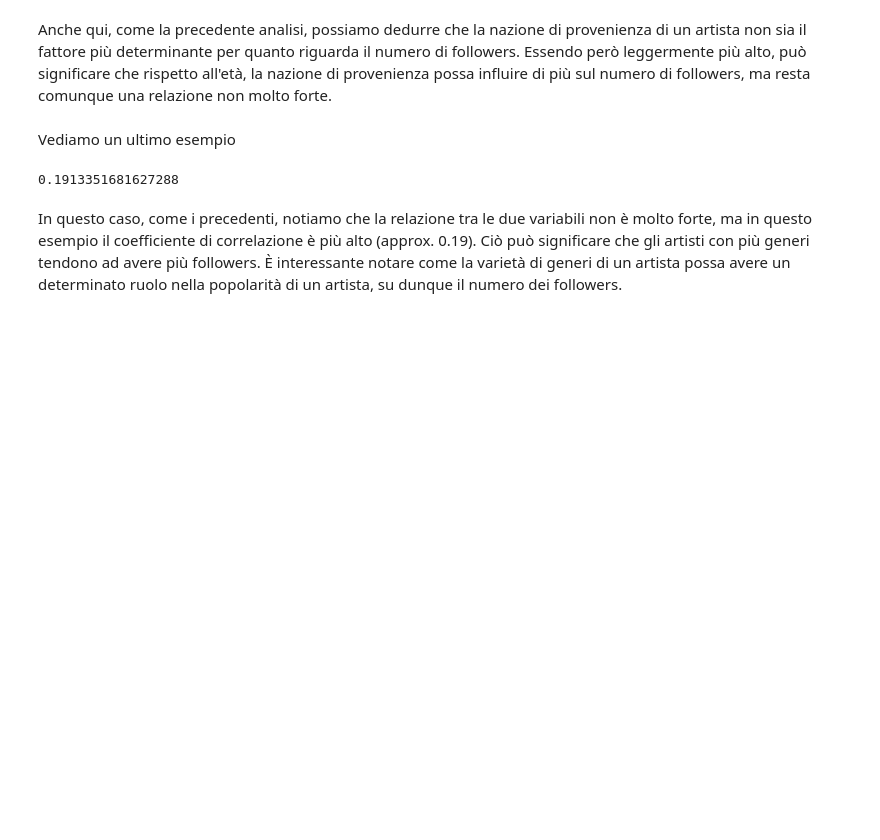
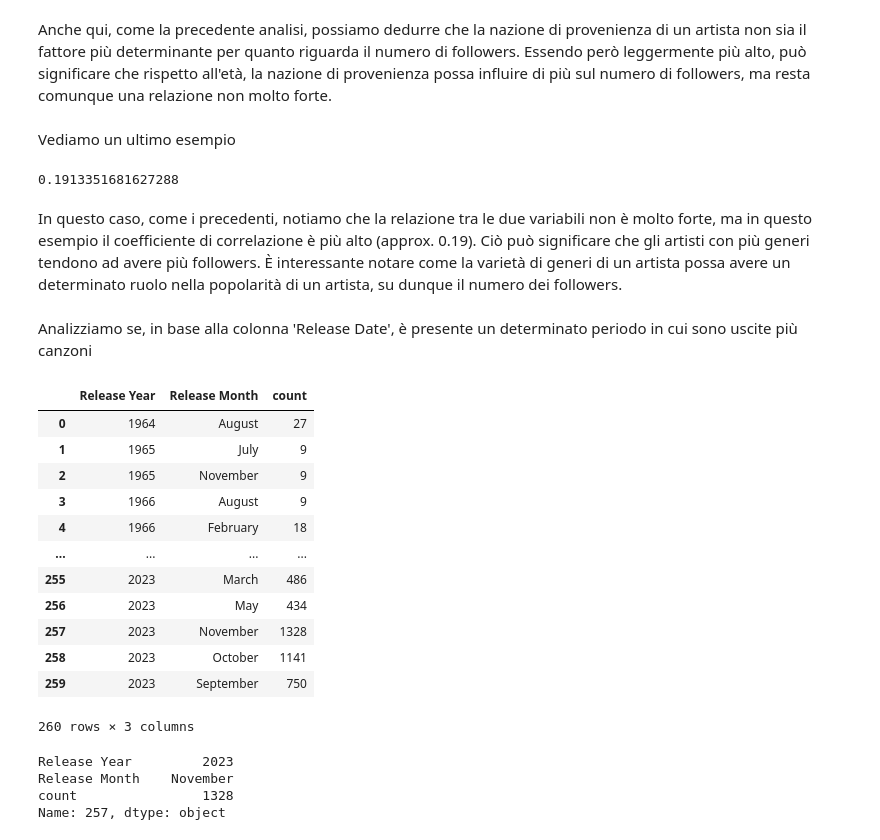
Before and after one commit to michelaminichini/Laboratorio-Big-Data-Progetto-2023, a Jupyter notebook: artists-top_songs.ipynb, the cells around one changed output. Saved outputs shown, nothing was run; the diff lists cells and outputs as text; code cells hidden in the pictures; blank space fills up the shorter version.

```diff
--- a/artists-top_songs.ipynb
+++ b/artists-top_songs.ipynb
@@ -285,3 +285,5 @@ correlation_3
 # %% [markdown]
 In questo caso, come i precedenti, notiamo che la relazione tra le due variabili non è molto forte, ma in questo esempio il coefficiente di correlazione è più alto (approx. 0.19). Ciò può significare che gli artisti con più generi tendono ad avere più followers.
 È interessante notare come la varietà di generi di un artista possa avere un determinato ruolo nella popolarità di un artista, su dunque il numero dei followers.
+# %% [markdown]
+Analizziamo se, in base alla colonna 'Release Date', è presente un determinato periodo in cui sono uscite più canzoni
@@ -287,0 +294,25 @@ In questo caso, come i precedenti, notiamo che la relazione tra le due variabili
+# %%
+yearly_release_counts = top_songs.groupby(['Release Year', 'Release Month']).size().reset_index(name='count')
+yearly_release_counts
+# %% [output]
+|  | Release Year | Release Month | count |
+| 0 | 1964 | August | 27 |
+| 1 | 1965 | July | 9 |
+| 2 | 1965 | November | 9 |
+| 3 | 1966 | August | 9 |
+| 4 | 1966 | February | 18 |
+| ... | ... | ... | ... |
+| 255 | 2023 | March | 486 |
+| 256 | 2023 | May | 434 |
+| 257 | 2023 | November | 1328 |
+| 258 | 2023 | October | 1141 |
+| 259 | 2023 | September | 750 |
+260 rows × 3 columns
+# %%
+max_count = yearly_release_counts.loc[yearly_release_counts['count'].idxmax()]
+max_count
+# %% [output]
+Release Year         2023
+Release Month    November
+count                1328
+Name: 257, dtype: object
```
Also changed, not shown: parts of 6 cells of this notebook.
